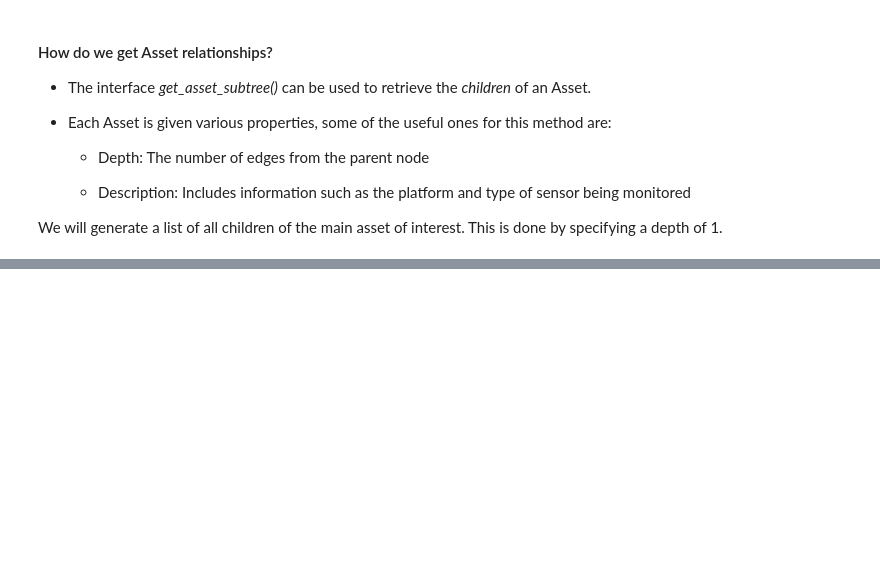
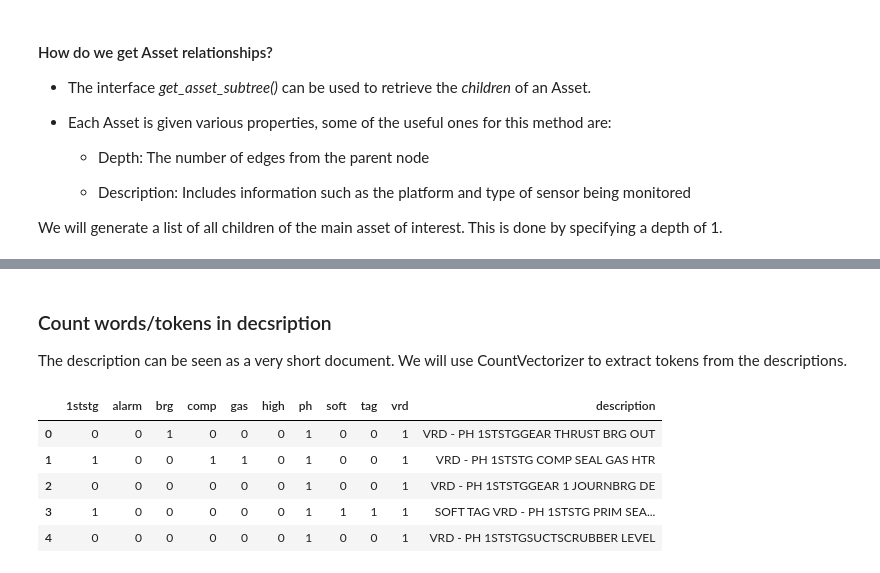
Before and after one commit to cognitedata/WiDS-2020, a Jupyter notebook: WiDS_2020_Cognite_Interact_with_Assets.ipynb, the cells around one changed output, grey strips where cells are left out. Cells and saved outputs as stored; diff of their text form; code cells hidden in the pictures; blank space fills up the shorter version.

```diff
--- a/WiDS_2020_Cognite_Interact_with_Assets.ipynb
+++ b/WiDS_2020_Cognite_Interact_with_Assets.ipynb
@@ -119,0 +220,7 @@ subtree_df.head()
+# %%
+all_assets_with_label = pd.merge(asset_list, labeled_data, how="left")
+# Set type to unknown for the assets where we do not know the type.
+all_assets_with_label["type"].fillna("unknown", inplace = True)
+print(f"There are {sum(all_assets_with_label['type']!='unknown')} with known type and\
+      {sum(all_assets_with_label['type']=='unknown')} with unknown type")
+all_assets_with_label.head()
@@ -119,0 +264,3 @@ subtree_df.head()
+# %%
+# Remove unknown for now
+assets_with_label = all_assets_with_label[all_assets_with_label["type"]!="unknown"].reset_index(drop=True)
@@ -119,0 +278,2 @@ subtree_df.head()
+# %%
+assets_with_label["length_name"] = assets_with_label["name"].str.len()
@@ -119,0 +295,2 @@ subtree_df.head()
+# %%
+assets_with_label['num_dach_name'] = [len(x.split('-')) -1 for x in assets_with_label['name']]
@@ -119,0 +318,4 @@ subtree_df.head()
+# %% [markdown]
+### Count words/tokens in decsription
+
+The description can be seen as a very short document. We will use CountVectorizer to extract tokens from the descriptions.
@@ -119,0 +324,17 @@ subtree_df.head()
+# %%
+vectorizer = CountVectorizer(max_features=10)
+vectorizer.fit(assets_with_label["description"])
+# Get the words in the dict
+vectorizer.get_feature_names()
+count_vectorizer_desc = vectorizer.transform(assets_with_label["description"])
+df_count_vectorizer_desc = pd.DataFrame(count_vectorizer_desc.toarray(),
+                                        columns = vectorizer.get_feature_names())
+df_count_vectorizer_desc["description"] = assets_with_label["description"]
+df_count_vectorizer_desc.head()
+# %% [output]
+|  | 1ststg | alarm | brg | comp | gas | high | ph | soft | tag | vrd | description |
+| 0 | 0 | 0 | 1 | 0 | 0 | 0 | 1 | 0 | 0 | 1 | VRD - PH 1STSTGGEAR THRUST BRG OUT |
+| 1 | 1 | 0 | 0 | 1 | 1 | 0 | 1 | 0 | 0 | 1 | VRD - PH 1STSTG COMP SEAL GAS HTR |
+| 2 | 0 | 0 | 0 | 0 | 0 | 0 | 1 | 0 | 0 | 1 | VRD - PH 1STSTGGEAR 1 JOURNBRG DE |
+| 3 | 1 | 0 | 0 | 0 | 0 | 0 | 1 | 1 | 1 | 1 | SOFT TAG VRD - PH 1STSTG PRIM SEA... |
+| 4 | 0 | 0 | 0 | 0 | 0 | 0 | 1 | 0 | 0 | 1 | VRD - PH 1STSTGSUCTSCRUBBER LEVEL |
```
Also changed, not shown: parts of 49 cells of this notebook, 1 other file.
